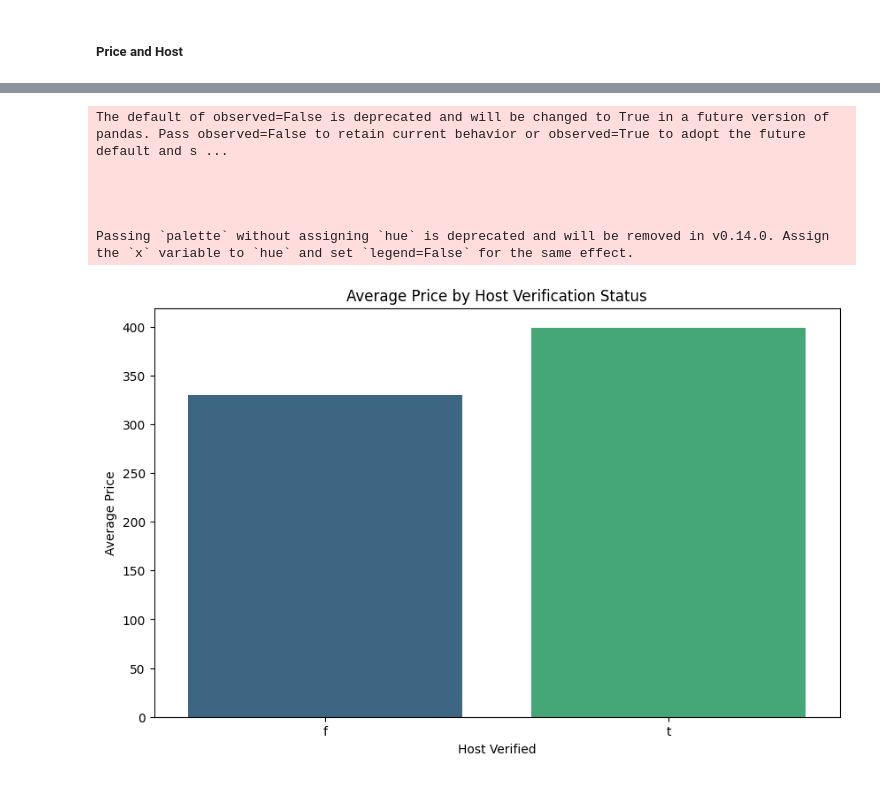
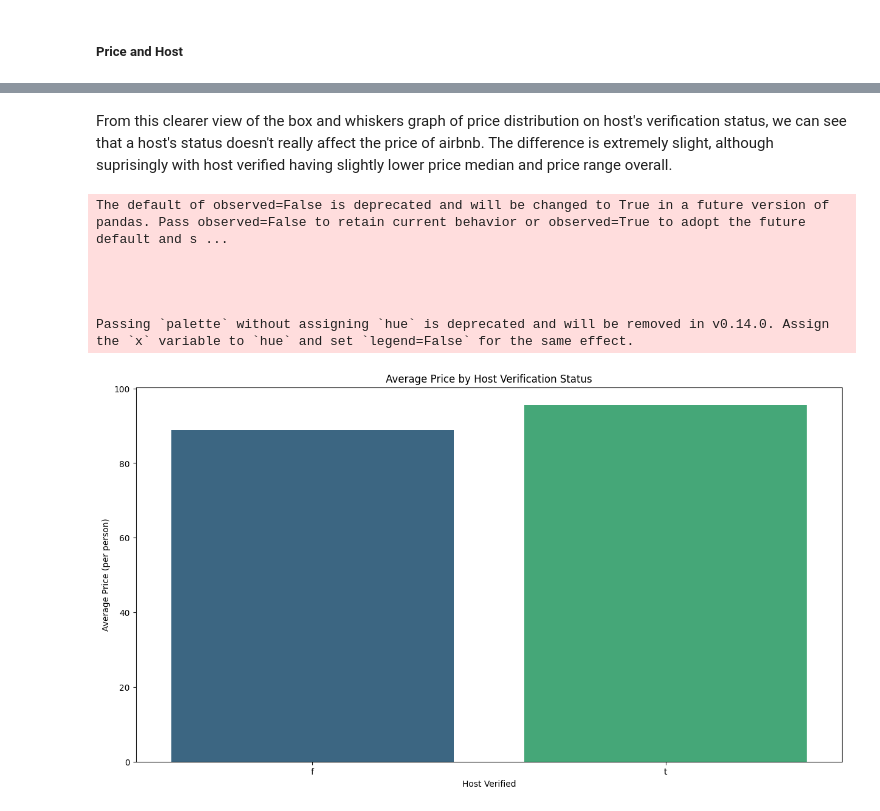
Before and after one commit to karenstevani/data_project, a Jupyter notebook: finaldataproject.ipynb, the cells around one changed output, grey strips where cells are left out. Cells and saved outputs as stored; diff of their text form; code cells hidden in the pictures.

```diff
--- a/finaldataproject.ipynb
+++ b/finaldataproject.ipynb
@@ -314,19 +324,19 @@ plt.show()
+# %% [markdown]
+From this clearer view of the box and whiskers graph of price distribution on host's verification status, we can see that a host's status doesn't really affect the price of airbnb. The difference is extremely slight, although suprisingly with host verified having slightly lower price median and price range overall.
 # %%
-# Calculate mean prices
-mean_prices = listing_data.groupby('host_identity_verified')['price'].mean().reset_index()
+mean_prices = listing_data.groupby('host_identity_verified')['standard_price'].mean().reset_index()
 
-# Create a bar plot
-plt.figure(figsize=(10, 6))
-sns.barplot(x='host_identity_verified', y='price', data=mean_prices, palette='viridis')
+plt.figure(figsize=(15, 8))
+sns.barplot(x='host_identity_verified', y='standard_price', data=mean_prices, palette='viridis')
 plt.title('Average Price by Host Verification Status')
 plt.xlabel('Host Verified')
-plt.ylabel('Average Price')
+plt.ylabel('Average Price (per person)')
 plt.show()
 # %% [output]
 The default of observed=False is deprecated and will be changed to True in a future version of pandas. Pass observed=False to retain current behavior or observed=True to adopt the future default and s ...
 
 
 
 
 Passing `palette` without assigning `hue` is deprecated and will be removed in v0.14.0. Assign the `x` variable to `hue` and set `legend=False` for the same effect.
-[figure, old version]
+[figure, new version]
```
Also changed, not shown: parts of 3 cells of this notebook.
